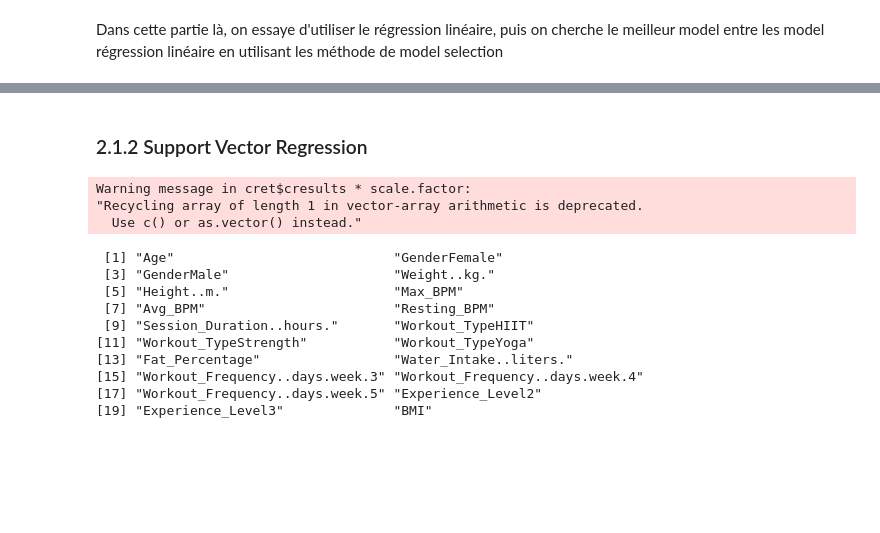
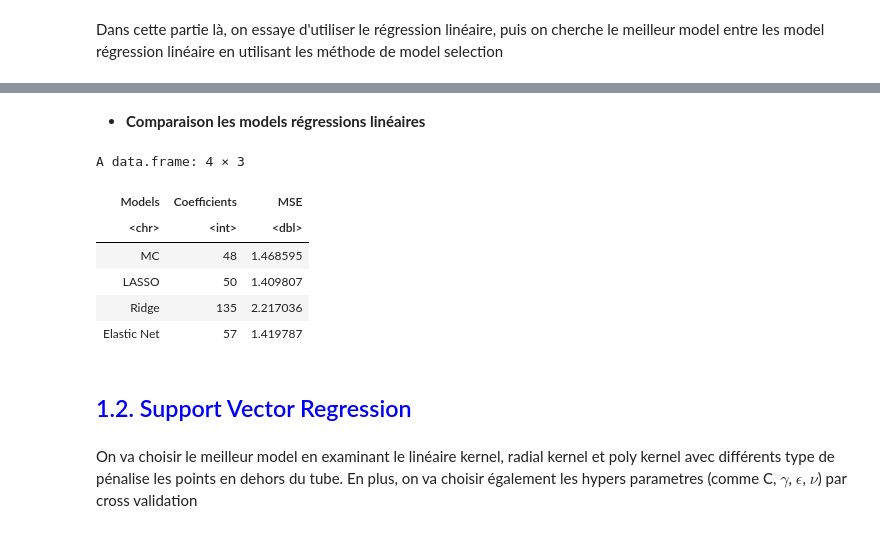
Before and after one commit to Anhquannnnnn/Machine-Learning, a Jupyter notebook: R.ipynb, the cells around one changed output, grey strips where cells are left out. Drawn from its saved outputs; the diff is of its cells as text; code cells hidden in the pictures; blank space fills up the shorter version.

```diff
--- a/R.ipynb
+++ b/R.ipynb
@@ -522,2 +604,17 @@ loss_mse_glm_calo(lm_elastic_i, x.mat_i_test, test)
 # %%
 lm_elastic = lm_elastic_i
+# %% [markdown]
+- **Comparaison les models régressions linéaires**
+# %%
+nombre_coefs <- c(length(lm_AIC$coefficients), sum(coef(lm_lasso) != 0),  length(coef(lm_ridge)), sum(coef(lm_elastic) != 0))
+mse <- c(loss_mse_calo(lm_AIC, test), loss_mse_glm_calo(lm_lasso, x.mat_i_test, test), loss_mse_glm_calo(lm_ridge, x.mat_i_test, test), loss_mse_glm_calo(lm_elastic, x.mat_i_test, test))
+models_lm = c("MC", "LASSO", "Ridge", "Elastic Net")
+data.frame(Models = models_lm, Coefficients = nombre_coefs, MSE = mse)
+# %% [output]
+A data.frame: 4 × 3
+| Models | Coefficients | MSE |
+| <chr> | <int> | <dbl> |
+| MC | 48 | 1.468595 |
+| LASSO | 50 | 1.409807 |
+| Ridge | 135 | 2.217036 |
+| Elastic Net | 57 | 1.419787 |
@@ -524,23 +623,4 @@ lm_elastic = lm_elastic_i
 # %% [markdown]
-### 2.1.2 Support Vector Regression
+## <FONT COLOR="Blue">1.2. Support Vector Regression</font>
-# %%
-df_encoded <- model.matrix(~ . - 1, data = train)
-svm.model <- svm(Calories_Burned ~ ., data = df_encoded, type = "eps-regression", kernel = "lin", cross = 5)
-plot(svm.model, data = df_encoded)
-# %% [output]
-Warning message in cret$cresults * scale.factor:
-"Recycling array of length 1 in vector-array arithmetic is deprecated.
-  Use c() or as.vector() instead."
-# %%
-colnames(x.mat_no_i)
-# %% [output]
- [1] "Age"                            "GenderFemale"
- [3] "GenderMale"                     "Weight..kg."
- [5] "Height..m."                     "Max_BPM"
- [7] "Avg_BPM"                        "Resting_BPM"
- [9] "Session_Duration..hours."       "Workout_TypeHIIT"
-[11] "Workout_TypeStrength"           "Workout_TypeYoga"
-[13] "Fat_Percentage"                 "Water_Intake..liters."
-[15] "Workout_Frequency..days.week.3" "Workout_Frequency..days.week.4"
-[17] "Workout_Frequency..days.week.5" "Experience_Level2"
-[19] "Experience_Level3"              "BMI"
+# %% [markdown]
+On va choisir le meilleur model en examinant le linéaire kernel, radial kernel et poly kernel avec différents type de pénalise les points en dehors du tube. En plus, on va choisir également les hypers parametres (comme C, $\gamma$, $\epsilon$, $\nu$) par cross validation
```
Also changed, not shown: parts of 47 cells of this notebook.
